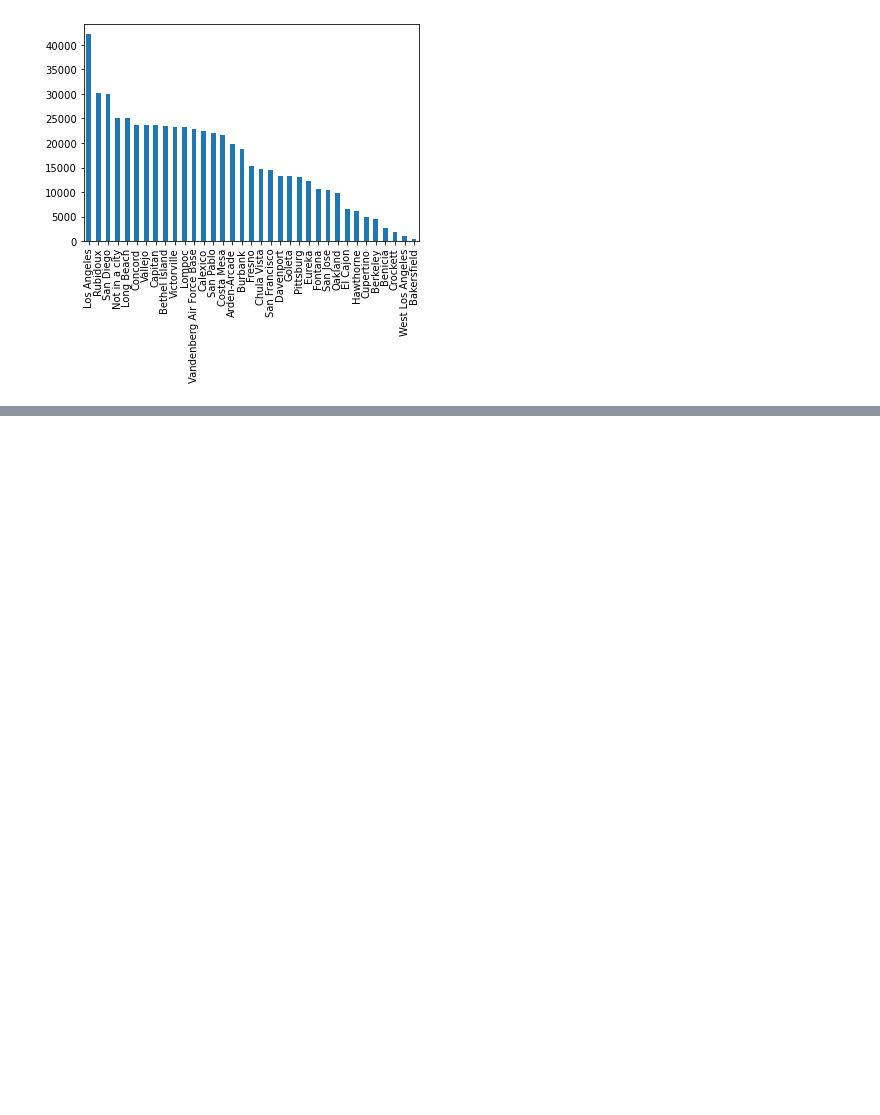
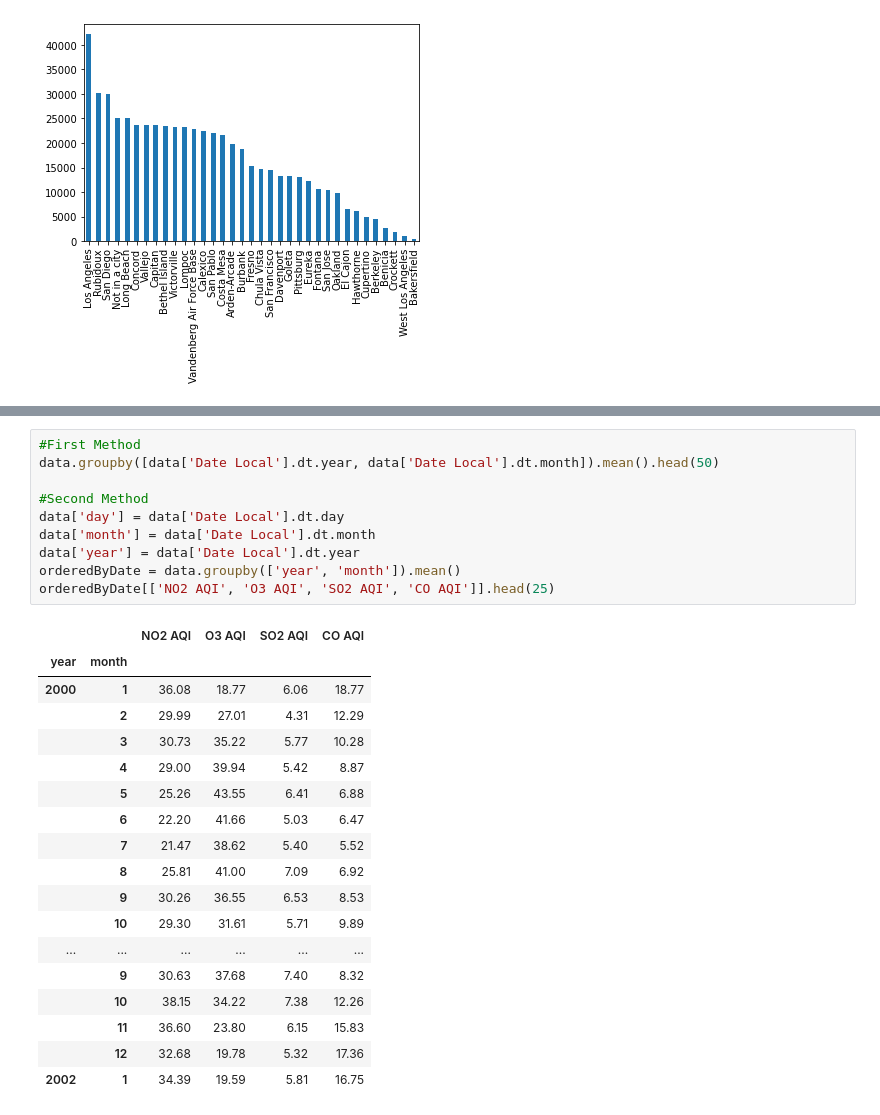
Before and after one commit to nnajmi/MachineLearning, a Jupyter notebook: US-Pollution/Data Exploration.ipynb, the cells around one changed output, grey strips where cells are left out. Drawn from its saved outputs; the diff is of its cells as text; blank space fills up the shorter version.

```diff
--- a/US-Pollution/Data Exploration.ipynb
+++ b/US-Pollution/Data Exploration.ipynb
@@ -314,0 +306,29 @@ data.groupby([data['Date Local'].dt.year], as_index=False).agg('count')
+# %%
+#First Method
+data.groupby([data['Date Local'].dt.year, data['Date Local'].dt.month]).mean().head(50)
+
+#Second Method
+data['day'] = data['Date Local'].dt.day
+data['month'] = data['Date Local'].dt.month
+data['year'] = data['Date Local'].dt.year
+orderedByDate = data.groupby(['year', 'month']).mean()
+orderedByDate[['NO2 AQI', 'O3 AQI', 'SO2 AQI', 'CO AQI']].head(25)
+# %% [output]
+|  |  | NO2 AQI | O3 AQI | SO2 AQI | CO AQI |
+| year | month |  |  |  |  |
+| 2000 | 1 | 36.08 | 18.77 | 6.06 | 18.77 |
+|  | 2 | 29.99 | 27.01 | 4.31 | 12.29 |
+|  | 3 | 30.73 | 35.22 | 5.77 | 10.28 |
+|  | 4 | 29.00 | 39.94 | 5.42 | 8.87 |
+|  | 5 | 25.26 | 43.55 | 6.41 | 6.88 |
+|  | 6 | 22.20 | 41.66 | 5.03 | 6.47 |
+|  | 7 | 21.47 | 38.62 | 5.40 | 5.52 |
+|  | 8 | 25.81 | 41.00 | 7.09 | 6.92 |
+|  | 9 | 30.26 | 36.55 | 6.53 | 8.53 |
+|  | 10 | 29.30 | 31.61 | 5.71 | 9.89 |
+| ... | ... | ... | ... | ... | ... |
+|  | 9 | 30.63 | 37.68 | 7.40 | 8.32 |
+|  | 10 | 38.15 | 34.22 | 7.38 | 12.26 |
+|  | 11 | 36.60 | 23.80 | 6.15 | 15.83 |
+|  | 12 | 32.68 | 19.78 | 5.32 | 17.36 |
+| 2002 | 1 | 34.39 | 19.59 | 5.81 | 16.75 |
```
Also changed, not shown: parts of 4 cells of this notebook, 2 other files.
